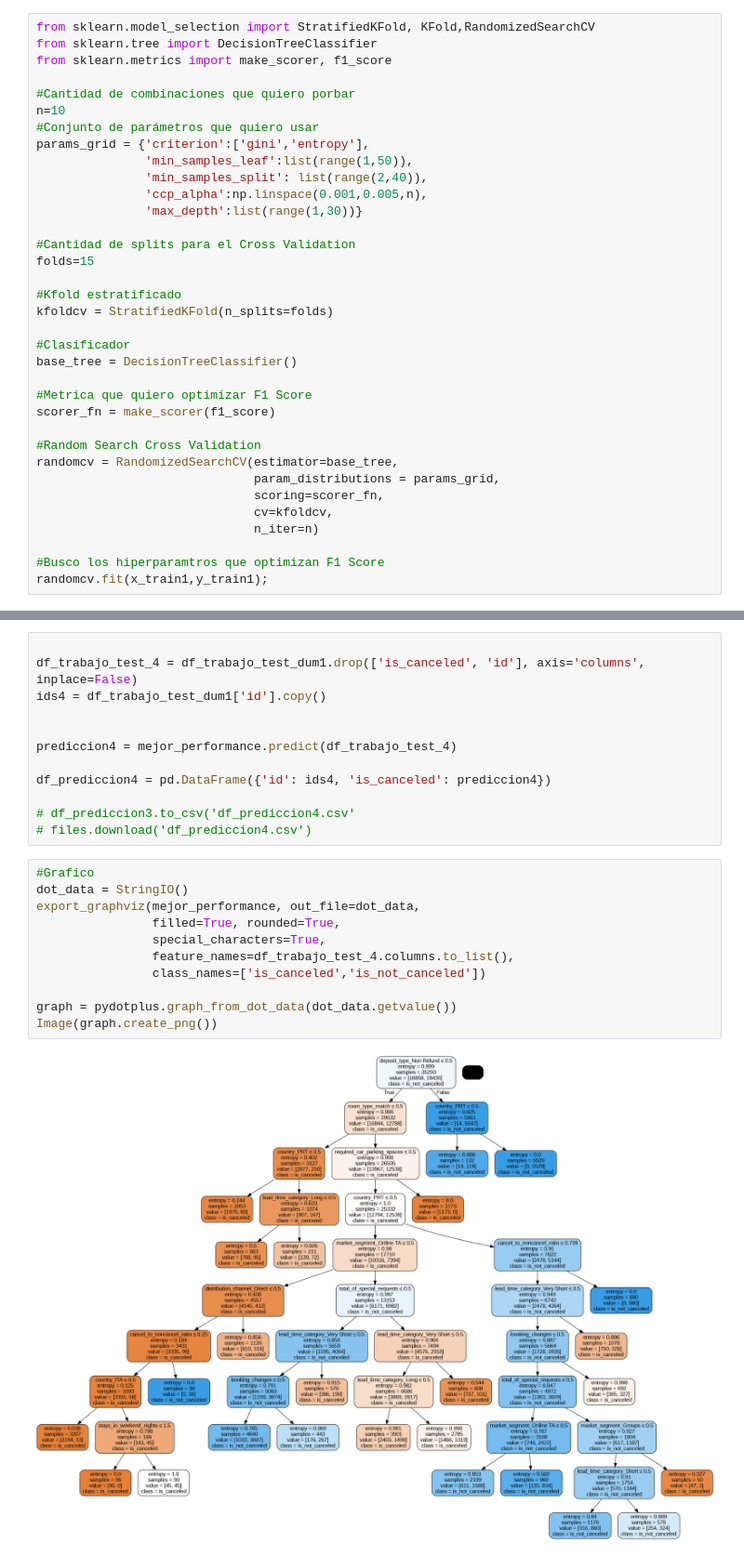
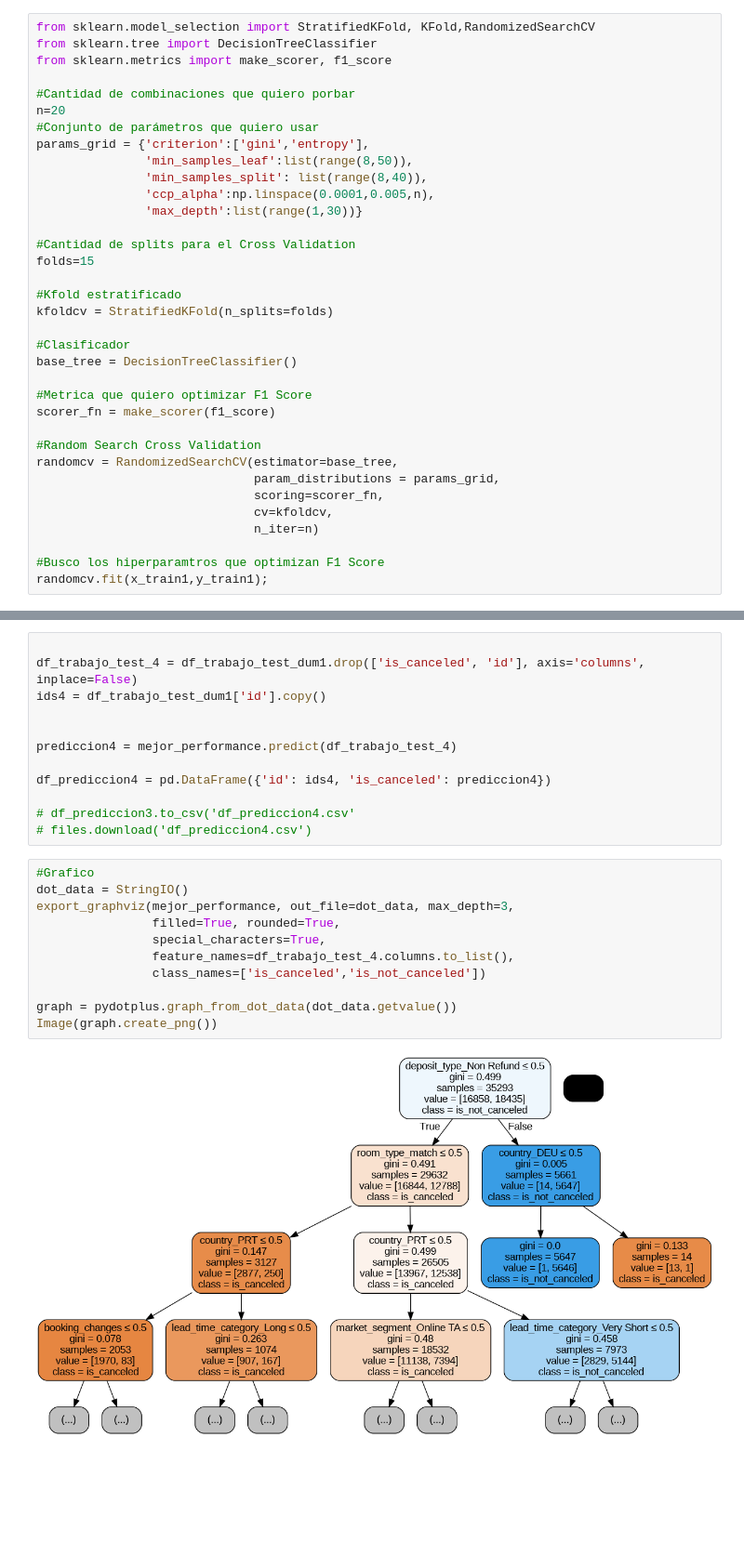
Before and after one commit to lautitorraca/7506R-2C2023-GRUPO24, a Jupyter notebook: TP1/7506R_TP1_GRUPO24_CHP2_ENTREGA.ipynb, the cells around one changed output, grey strips where cells are left out. Shown at 93% size. Saved outputs shown, nothing was run; the diff lists cells and outputs as text; blank space fills up the shorter version.

```diff
--- a/TP1/7506R_TP1_GRUPO24_CHP2_ENTREGA.ipynb
+++ b/TP1/7506R_TP1_GRUPO24_CHP2_ENTREGA.ipynb
@@ -903,12 +864,12 @@ from sklearn.tree import DecisionTreeClassifier
 from sklearn.metrics import make_scorer, f1_score
 
 #Cantidad de combinaciones que quiero porbar
-n=10
+n=20
 #Conjunto de parámetros que quiero usar
 params_grid = {'criterion':['gini','entropy'],
-               'min_samples_leaf':list(range(1,50)),
-               'min_samples_split': list(range(2,40)),
-               'ccp_alpha':np.linspace(0.001,0.005,n),
+               'min_samples_leaf':list(range(8,50)),
+               'min_samples_split': list(range(8,40)),
+               'ccp_alpha':np.linspace(0.0001,0.005,n),
                'max_depth':list(range(1,30))}
 
 #Cantidad de splits para el Cross Validation
@@ -1040,13 +1003,13 @@ df_prediccion4 = pd.DataFrame({'id': ids4, 'is_canceled': prediccion4})
 # %%
 #Grafico
 dot_data = StringIO()
-export_graphviz(mejor_performance, out_file=dot_data,
+export_graphviz(mejor_performance, out_file=dot_data, max_depth=3,
                 filled=True, rounded=True,
                 special_characters=True,
                 feature_names=df_trabajo_test_4.columns.to_list(),
                 class_names=['is_canceled','is_not_canceled'])
 
 graph = pydotplus.graph_from_dot_data(dot_data.getvalue())
 Image(graph.create_png())
 # %% [output]
-[figure, old version]
+[figure, new version]
```
Also changed, not shown: parts of 11 cells of this notebook.
